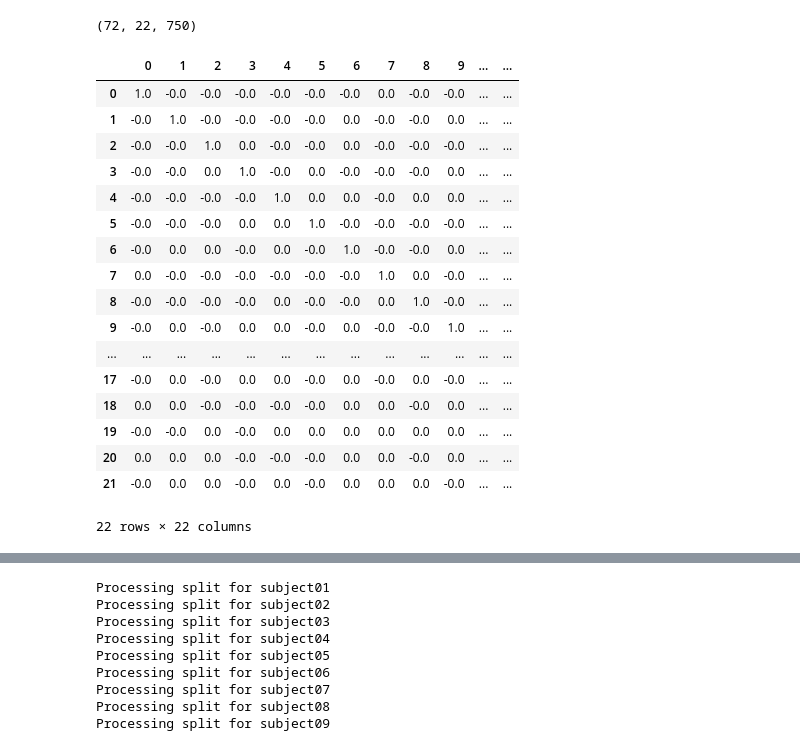
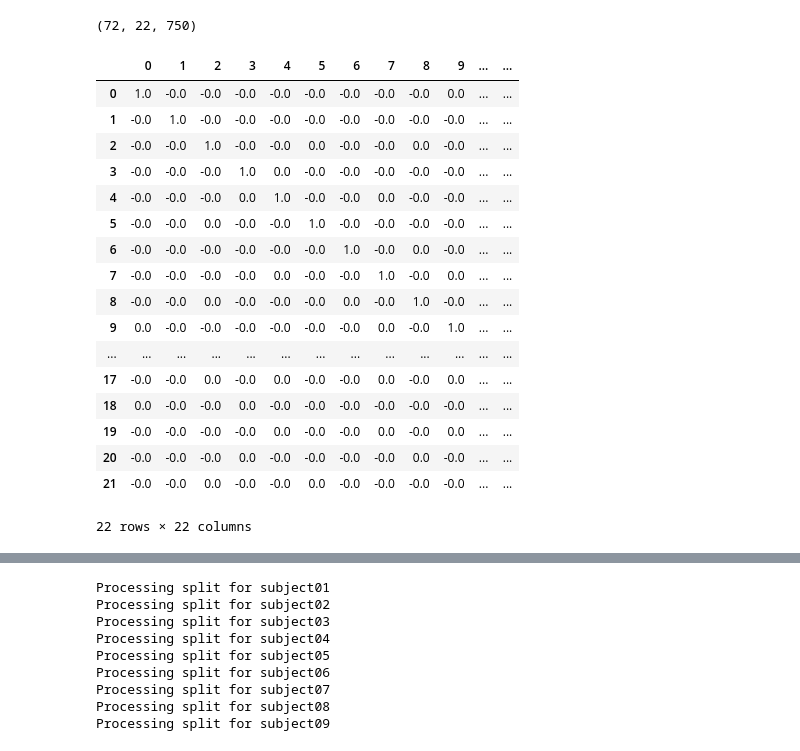
Before and after one commit to orvindemsy/EA-wLTL, a Jupyter notebook: EA+weighted_TL.ipynb, the cells around one changed output, grey strips where cells are left out. Cells and saved outputs as stored; diff of their text form; code cells hidden in the pictures.

```diff
--- a/EA+weighted_TL.ipynb
+++ b/EA+weighted_TL.ipynb
@@ -216,3 +199,5 @@ right_alg = test['EEG_right_alg']
+# %%
+left_alg = mod_data[3]['EEG_left_alg']
 # %%
 left_alg.shape
 # %% [output]
@@ -220,27 +207,27 @@ left_alg.shape
 # %%
-# Sanity check
-summ = 0
-for tr in right_alg:
+for tr in left_alg:
     summ += tr@tr.T
 
-yes = summ/left_alg.shape[0]
-pd.DataFrame(np.round(yes, 2))
+I = summ/left_alg.shape[0]
+I = pd.DataFrame(np.round(I, 2))
-# %% [output]
-|  | 0 | 1 | 2 | 3 | 4 | 5 | 6 | 7 | 8 | 9 | ... | ... |
-| 0 | 1.0 | -0.0 | -0.0 | -0.0 | -0.0 | -0.0 | -0.0 | 0.0 | -0.0 | -0.0 | ... | ... |
-| 1 | -0.0 | 1.0 | -0.0 | -0.0 | -0.0 | -0.0 | 0.0 | -0.0 | -0.0 | 0.0 | ... | ... |
-| 2 | -0.0 | -0.0 | 1.0 | 0.0 | -0.0 | -0.0 | 0.0 | -0.0 | -0.0 | -0.0 | ... | ... |
-| 3 | -0.0 | -0.0 | 0.0 | 1.0 | -0.0 | 0.0 | -0.0 | -0.0 | -0.0 | 0.0 | ... | ... |
-| 4 | -0.0 | -0.0 | -0.0 | -0.0 | 1.0 | 0.0 | 0.0 | -0.0 | 0.0 | 0.0 | ... | ... |
-| 5 | -0.0 | -0.0 | -0.0 | 0.0 | 0.0 | 1.0 | -0.0 | -0.0 | -0.0 | -0.0 | ... | ... |
-| 6 | -0.0 | 0.0 | 0.0 | -0.0 | 0.0 | -0.0 | 1.0 | -0.0 | -0.0 | 0.0 | ... | ... |
-| 7 | 0.0 | -0.0 | -0.0 | -0.0 | -0.0 | -0.0 | -0.0 | 1.0 | 0.0 | -0.0 | ... | ... |
-| 8 | -0.0 | -0.0 | -0.0 | -0.0 | 0.0 | -0.0 | -0.0 | 0.0 | 1.0 | -0.0 | ... | ... |
-| 9 | -0.0 | 0.0 | -0.0 | 0.0 | 0.0 | -0.0 | 0.0 | -0.0 | -0.0 | 1.0 | ... | ... |
-| ... | ... | ... | ... | ... | ... | ... | ... | ... | ... | ... | ... | ... |
-| 17 | -0.0 | 0.0 | -0.0 | 0.0 | 0.0 | -0.0 | 0.0 | -0.0 | 0.0 | -0.0 | ... | ... |
-| 18 | 0.0 | 0.0 | -0.0 | -0.0 | -0.0 | -0.0 | 0.0 | 0.0 | -0.0 | 0.0 | ... | ... |
-| 19 | -0.0 | -0.0 | 0.0 | -0.0 | 0.0 | 0.0 | 0.0 | 0.0 | 0.0 | 0.0 | ... | ... |
-| 20 | 0.0 | 0.0 | 0.0 | -0.0 | -0.0 | -0.0 | 0.0 | 0.0 | -0.0 | 0.0 | ... | ... |
-| 21 | -0.0 | 0.0 | 0.0 | -0.0 | 0.0 | -0.0 | 0.0 | 0.0 | 0.0 | -0.0 | ... | ... |
-22 rows × 22 columns
+# %%
+I
+# %% [output]
+|  | 0 | 1 | 2 | 3 | 4 | 5 | 6 | 7 | 8 | 9 | ... | ... |
+| 0 | 1.0 | -0.0 | -0.0 | -0.0 | -0.0 | -0.0 | -0.0 | -0.0 | -0.0 | 0.0 | ... | ... |
+| 1 | -0.0 | 1.0 | -0.0 | -0.0 | -0.0 | -0.0 | -0.0 | -0.0 | -0.0 | -0.0 | ... | ... |
+| 2 | -0.0 | -0.0 | 1.0 | -0.0 | -0.0 | 0.0 | -0.0 | -0.0 | 0.0 | -0.0 | ... | ... |
+| 3 | -0.0 | -0.0 | -0.0 | 1.0 | 0.0 | -0.0 | -0.0 | -0.0 | -0.0 | -0.0 | ... | ... |
+| 4 | -0.0 | -0.0 | -0.0 | 0.0 | 1.0 | -0.0 | -0.0 | 0.0 | -0.0 | -0.0 | ... | ... |
+| 5 | -0.0 | -0.0 | 0.0 | -0.0 | -0.0 | 1.0 | -0.0 | -0.0 | -0.0 | -0.0 | ... | ... |
+| 6 | -0.0 | -0.0 | -0.0 | -0.0 | -0.0 | -0.0 | 1.0 | -0.0 | 0.0 | -0.0 | ... | ... |
+| 7 | -0.0 | -0.0 | -0.0 | -0.0 | 0.0 | -0.0 | -0.0 | 1.0 | -0.0 | 0.0 | ... | ... |
+| 8 | -0.0 | -0.0 | 0.0 | -0.0 | -0.0 | -0.0 | 0.0 | -0.0 | 1.0 | -0.0 | ... | ... |
+| 9 | 0.0 | -0.0 | -0.0 | -0.0 | -0.0 | -0.0 | -0.0 | 0.0 | -0.0 | 1.0 | ... | ... |
+| ... | ... | ... | ... | ... | ... | ... | ... | ... | ... | ... | ... | ... |
+| 17 | -0.0 | -0.0 | 0.0 | -0.0 | 0.0 | -0.0 | -0.0 | 0.0 | -0.0 | 0.0 | ... | ... |
+| 18 | 0.0 | -0.0 | -0.0 | 0.0 | -0.0 | -0.0 | -0.0 | -0.0 | -0.0 | -0.0 | ... | ... |
+| 19 | -0.0 | -0.0 | -0.0 | -0.0 | 0.0 | -0.0 | -0.0 | 0.0 | -0.0 | 0.0 | ... | ... |
+| 20 | -0.0 | -0.0 | -0.0 | 0.0 | -0.0 | -0.0 | -0.0 | -0.0 | 0.0 | -0.0 | ... | ... |
+| 21 | -0.0 | -0.0 | 0.0 | -0.0 | -0.0 | 0.0 | -0.0 | -0.0 | -0.0 | -0.0 | ... | ... |
+22 rows × 22 columns
```
Also changed, not shown: parts of 6 cells of this notebook.
